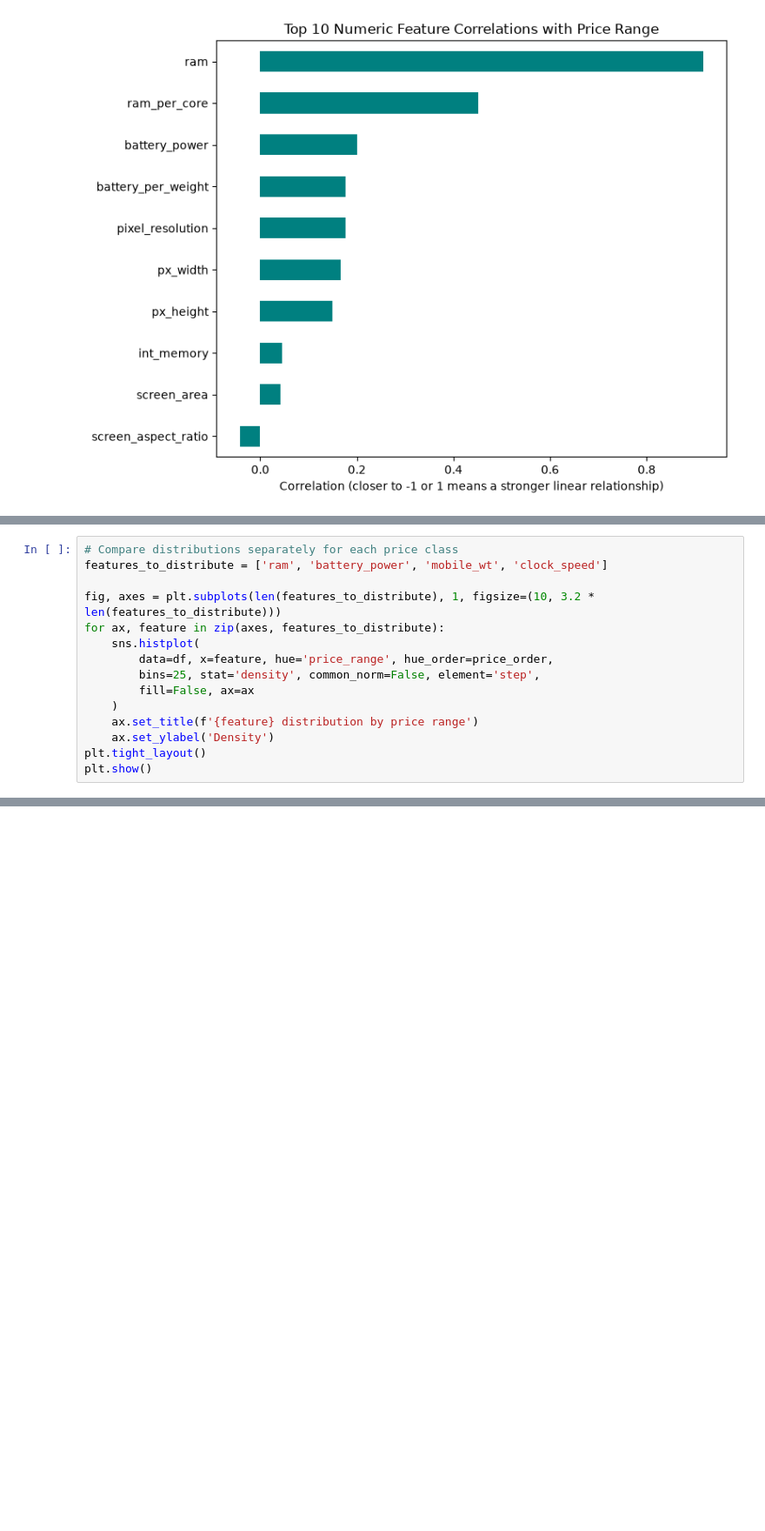
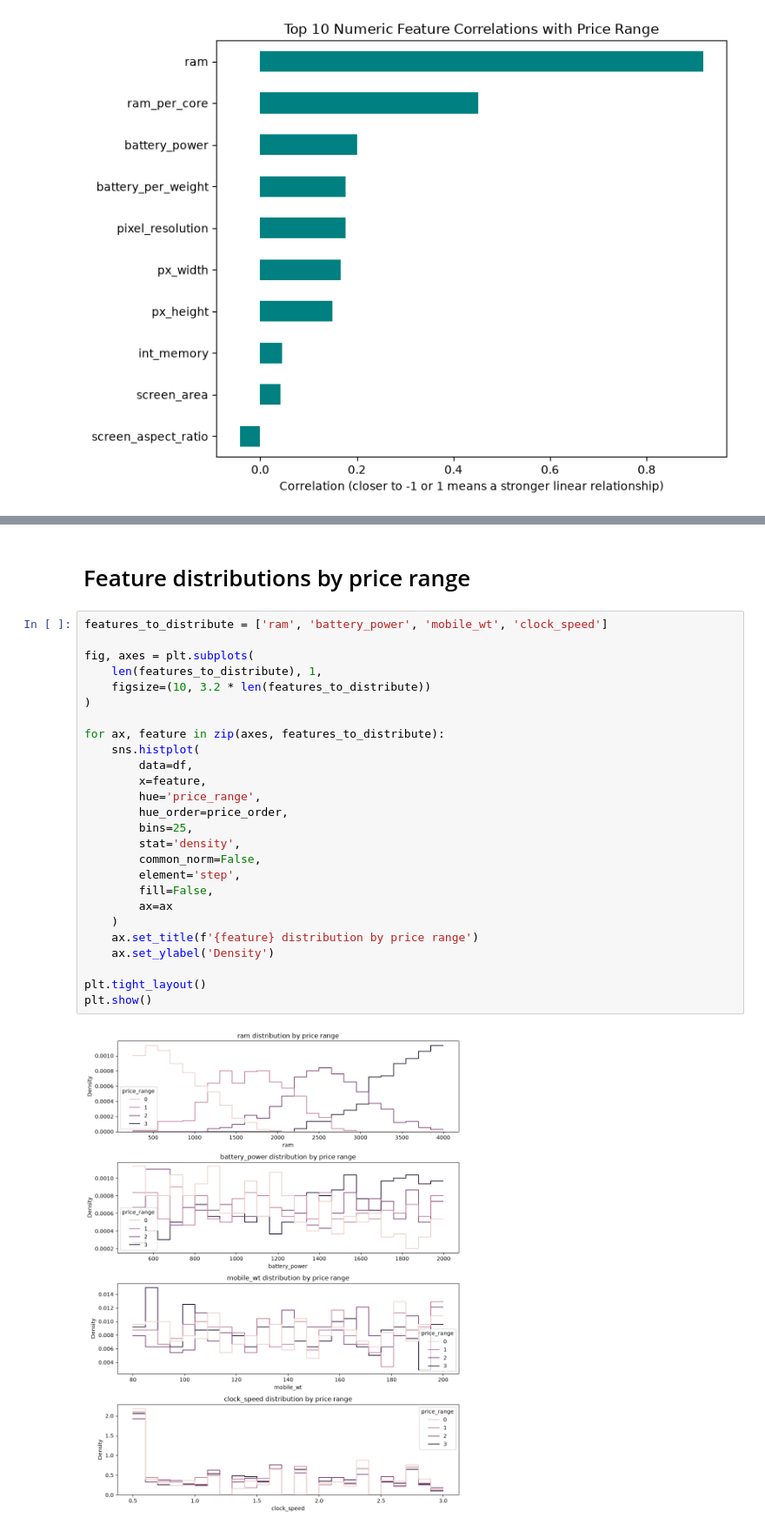
Before and after one commit to AmitParmar20/Cell-Phone-Price-Prediction-Model, a Jupyter notebook: CellPhone_Price_Prediction_model.ipynb, the cells around one changed output, grey strips where cells are left out. Shown at 87% size. Cells and saved outputs as stored; diff of their text form; blank space fills up the shorter version.

Commit message:
Add additional phone price EDA

```diff
--- a/CellPhone_Price_Prediction_model.ipynb
+++ b/CellPhone_Price_Prediction_model.ipynb
@@ -340,15 +329,0 @@ Faceted histograms show the shape and spread of selected numeric features for ea
-# %%
-# Compare distributions separately for each price class
-features_to_distribute = ['ram', 'battery_power', 'mobile_wt', 'clock_speed']
-
-fig, axes = plt.subplots(len(features_to_distribute), 1, figsize=(10, 3.2 * len(features_to_distribute)))
-for ax, feature in zip(axes, features_to_distribute):
-    sns.histplot(
-        data=df, x=feature, hue='price_range', hue_order=price_order,
-        bins=25, stat='density', common_norm=False, element='step',
-        fill=False, ax=ax
-    )
-    ax.set_title(f'{feature} distribution by price range')
-    ax.set_ylabel('Density')
-plt.tight_layout()
-plt.show()
@@ -415,0 +341,30 @@ plt.show()
+# %% [markdown]
+# Feature distributions by price range
+# %%
+features_to_distribute = ['ram', 'battery_power', 'mobile_wt', 'clock_speed']
+
+fig, axes = plt.subplots(
+    len(features_to_distribute), 1,
+    figsize=(10, 3.2 * len(features_to_distribute))
+)
+
+for ax, feature in zip(axes, features_to_distribute):
+    sns.histplot(
+        data=df,
+        x=feature,
+        hue='price_range',
+        hue_order=price_order,
+        bins=25,
+        stat='density',
+        common_norm=False,
+        element='step',
+        fill=False,
+        ax=ax
+    )
+    ax.set_title(f'{feature} distribution by price range')
+    ax.set_ylabel('Density')
+
+plt.tight_layout()
+plt.show()
+# %% [output]
+[figure, added]
```
Also changed, not shown: parts of 17 cells of this notebook.
